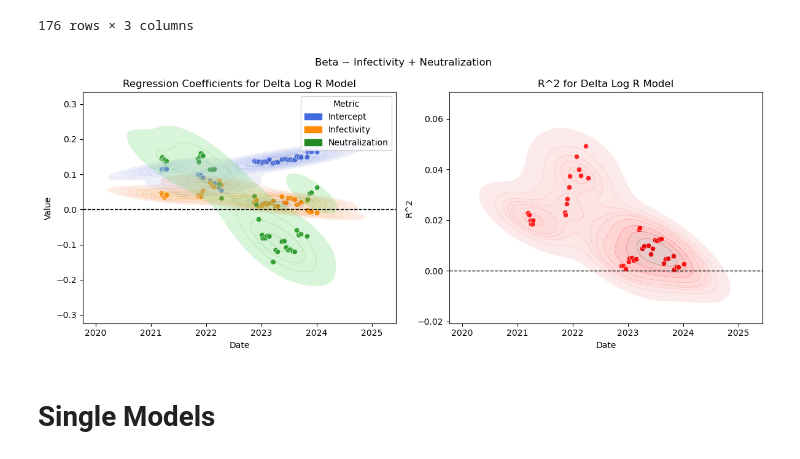
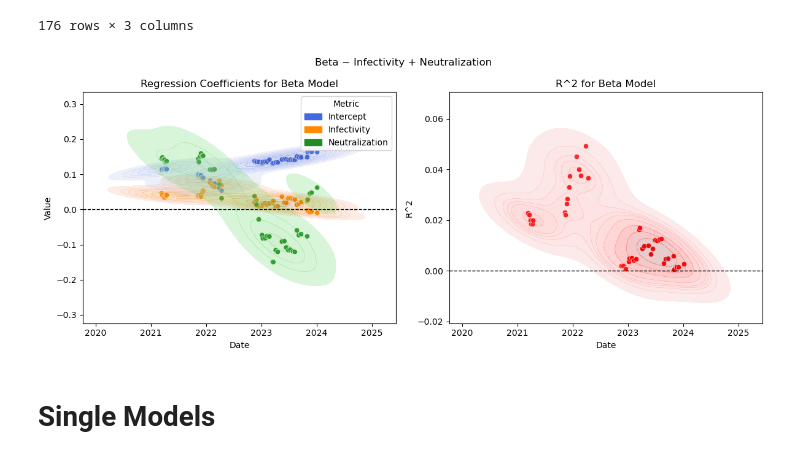
Before and after one commit to rachel-laing/retro, a Jupyter notebook: rachel/inf_neut_bvas.ipynb, the cells around one changed output. Cells and saved outputs as stored; diff of their text form; code cells hidden in the pictures.

```diff
--- a/rachel/inf_neut_bvas.ipynb
+++ b/rachel/inf_neut_bvas.ipynb
@@ -223,35 +223,35 @@ metric_palette = {"Intercept": "RoyalBlue",
 # %%
 coefs_linreg = results_linreg[(results_linreg["Metric"]=="Intercept")|(results_linreg["Metric"]=="Infectivity")|(results_linreg["Metric"]=="Neutralization")]
 
 fig, ax = plt.subplots(ncols=2, figsize=(12,5))
 sns.scatterplot(data = coefs_linreg,
                 x = "Date",
                 y = "Value",
                 hue = "Metric",
                 palette = metric_palette,
                 ax=ax[0])
 
 sns.kdeplot(data=coefs_linreg, x="Date", y="Value", hue="Metric", palette=metric_palette, fill=True, alpha=0.25, ax=ax[0])
 
 ax[0].axhline(y=0, color='black', linestyle='--', linewidth=1)
-ax[0].set_title("Regression Coefficients for Delta Log R Model")
+ax[0].set_title("Regression Coefficients for Beta Model")
 
 sns.scatterplot(data = results_linreg[results_linreg["Metric"]=="R2"],
                 x = "Date",
                 y = "Value",
                 color = "Red",
                 ax=ax[1])
 
 sns.kdeplot(data=results_linreg[results_linreg["Metric"]=="R2"], x="Date", y="Value", color="Red", fill=True, alpha=0.25, ax=ax[1])
 
 ax[1].axhline(y=0, color='black', linestyle='--', linewidth=1)
 ax[1].set_ylabel("R^2")
-ax[1].set_title("R^2 for Delta Log R Model")
+ax[1].set_title("R^2 for Beta Model")
 
 plt.suptitle(f"{ind} ~ Infectivity + Neutralization")
 plt.tight_layout()
 # %% [output]
-[figure, old version]
+[figure, new version]
 # %% [markdown]
 # Single Models
 # %%
```
Also changed, not shown: 3 other files.
